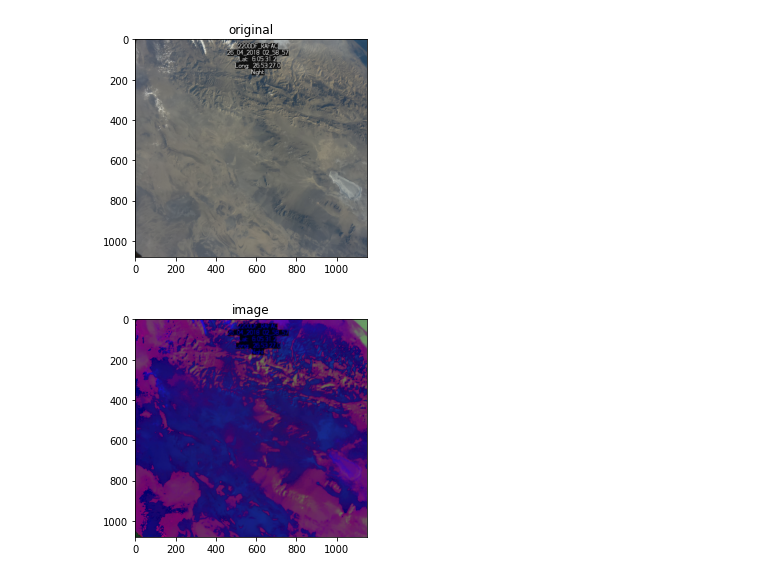
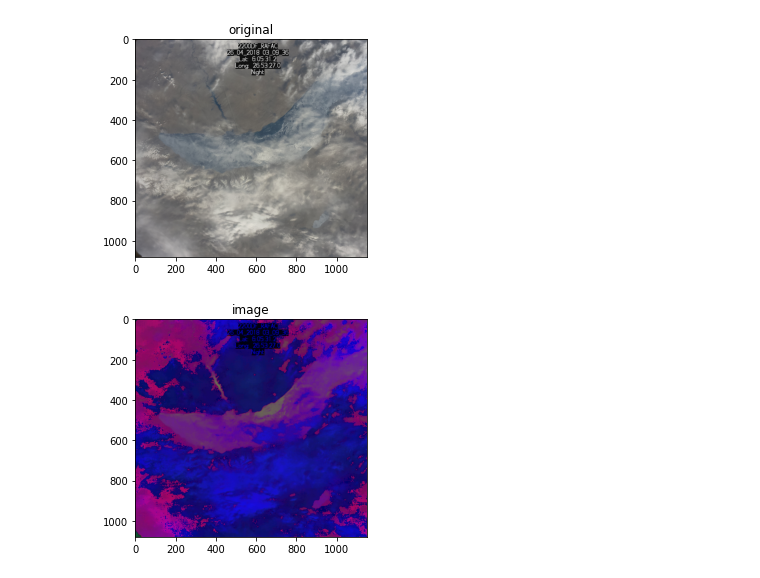
Before and after one commit to CHIP-AstroPi/src, a Jupyter notebook: cloud_recon/Cloud_Recon.ipynb, the cells around one changed output. Drawn from its saved outputs; the diff is of its cells as text; code cells hidden in the pictures.

```diff
--- a/cloud_recon/Cloud_Recon.ipynb
+++ b/cloud_recon/Cloud_Recon.ipynb
@@ -3,14 +3,14 @@ from matplotlib import pyplot as plt
 import numpy as np
 import cv2 as cv
 # %%
-img = cv.imread('./images/train9.jpg')
+img = cv.imread('./images/train14.jpg')
 img = img[:, 350:1500]
 
 plt.imshow(cv.cvtColor(img, cv.COLOR_BGR2RGB))
 plt.title('original')
 plt.show()
 # %% [output]
-[figure, old version]
+[figure, new version]
 # %%
 img = cv.GaussianBlur(img, (5,5), 0)
 
@@ -20,6 +20,6 @@ plt.imshow(cv.cvtColor(img, cv.COLOR_BGR2HSV))
 plt.title('image')
 plt.show()
 # %% [output]
-[figure, old version]
+[figure, new version]
 # %%
 white = np.array([255,255,255])
```
Also changed, not shown: parts of 2 cells of this notebook.
